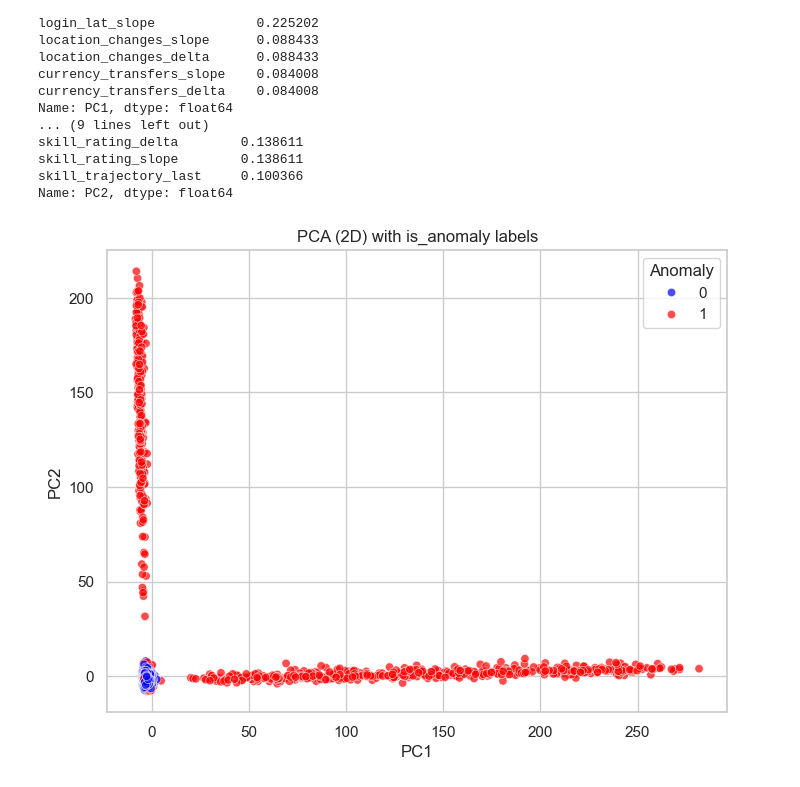
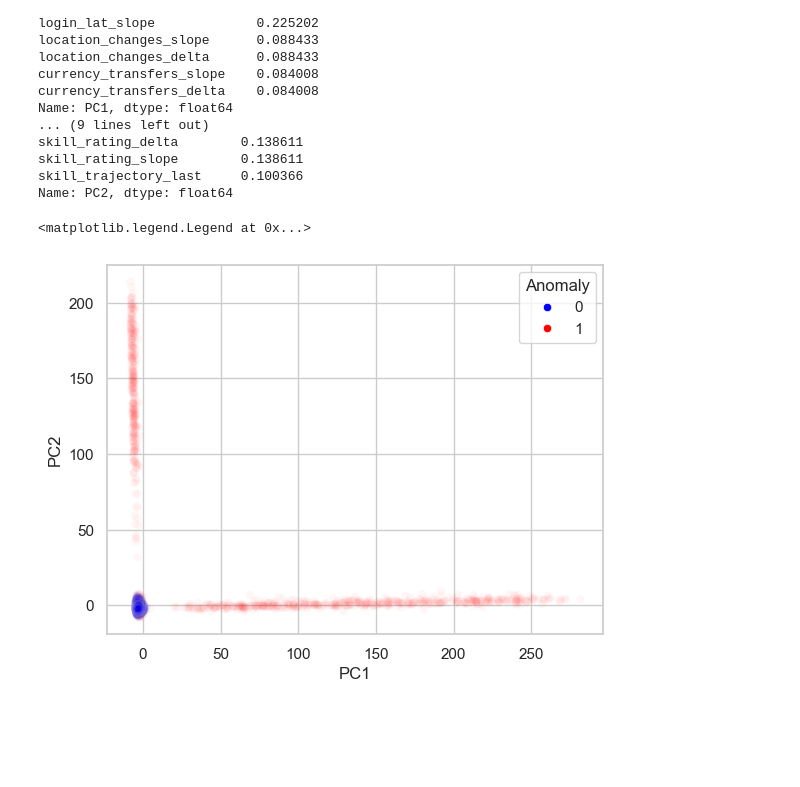
Before and after one commit to DarkTouiZ/player-intelligence-system, a Jupyter notebook: task5/task5_anomaly_detection.ipynb, the cells around one changed output. Cells and saved outputs as stored; diff of their text form; code cells hidden in the pictures; blank space fills up the shorter version.

Commit message:
fix: alpha

```diff
--- a/task5/task5_anomaly_detection.ipynb
+++ b/task5/task5_anomaly_detection.ipynb
@@ -410,20 +410,20 @@ skill_rating_slope        0.138611
 skill_trajectory_last     0.100366
 Name: PC2, dtype: float64
 # %%
-# Scatter plot
-plt.figure(figsize=(8,6))
 sns.scatterplot(
     x='PC1',
     y='PC2',
     hue='is_anomaly',
     data=pca_df,
     palette={0: 'blue', 1: 'red'},
-    alpha=0.7
+    alpha=0.03,
+    legend='full'
 )
-plt.title("PCA (2D) with is_anomaly labels")
-plt.xlabel("PC1")
-plt.ylabel("PC2")
-plt.legend(title='Anomaly')
-plt.show()
+
+handles, labels = plt.gca().get_legend_handles_labels()
+for handle in handles:
+    handle.set_alpha(1)
+plt.legend(handles=handles, labels=labels, title='Anomaly')
 # %% [output]
+<matplotlib.legend.Legend at 0x...>
-[figure, old version]
+[figure, new version]
```
